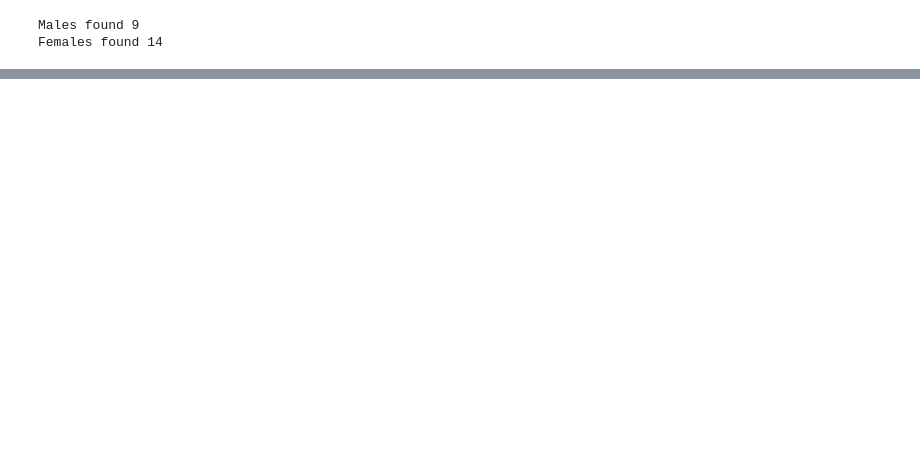
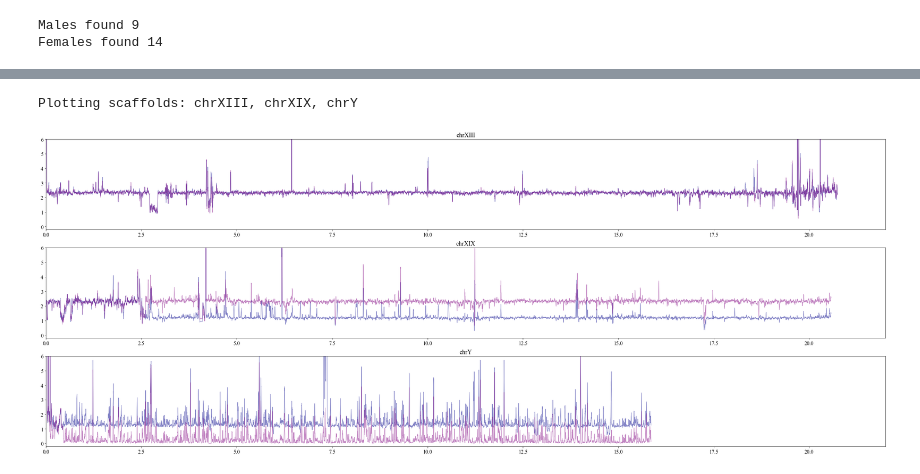
Before and after one commit to DanJeffries/FITNESS, a Jupyter notebook: code/JupNBs/Y_masking.ipynb, the cells around one changed output, grey strips where cells are left out. Drawn from its saved outputs; the diff is of its cells as text; code cells hidden in the pictures; blank space fills up the shorter version.

```diff
--- a/code/JupNBs/Y_masking.ipynb
+++ b/code/JupNBs/Y_masking.ipynb
@@ -389,14 +407,3 @@ def Plot_cov(infilepath, scaffs = None, myXlims = None, myYlims = None, moving_a
     plt.show()
 
     return output_DF
-# %%
-sex_info_path = "/Users/dj20y461/Data_temp/Stickleback/Y_masking/A_Y/depths/samples.txt"
-
-males = []
-females = []
-with open(sex_info_path) as sex_info:
-    for line in sex_info:
-        if line.split()[1] == "M":
-            males.append(line.split()[0])
-        elif line.split()[1] == "F":
-            females.append(line.split()[0])
@@ -506,0 +680,9 @@ M_vs_F_cov(infilepath, outfilename, males=None, females=None, min_samples=0, min
+# %%
+OUDF = Plot_M_F_cov("/home/djeffrie/Data_temp/Stickleback/Y_masking/depths/M_vs_F_depths.out",
+                    scaffs = sex_chroms,
+                    figlims = (40,5),
+                    myXlims = (0, 22),
+                    myYlims = (-0.2, 6))
+# %% [output]
+Plotting scaffolds: chrXIII, chrXIX, chrY
+[figure, added]
```
Also changed, not shown: parts of 23 cells of this notebook.
